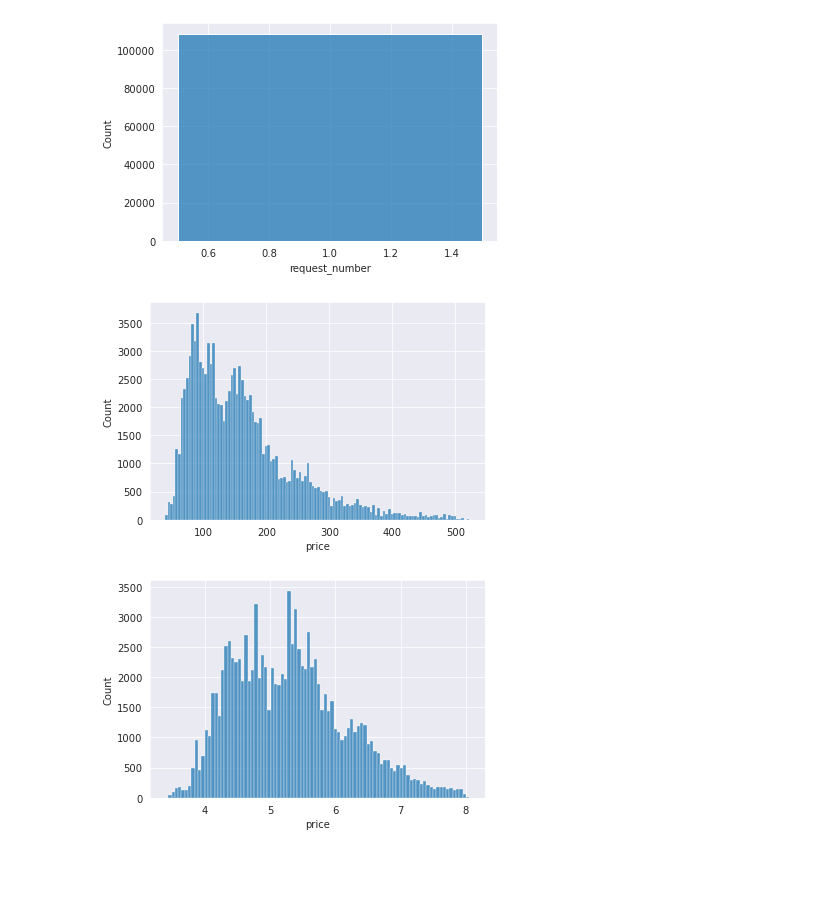
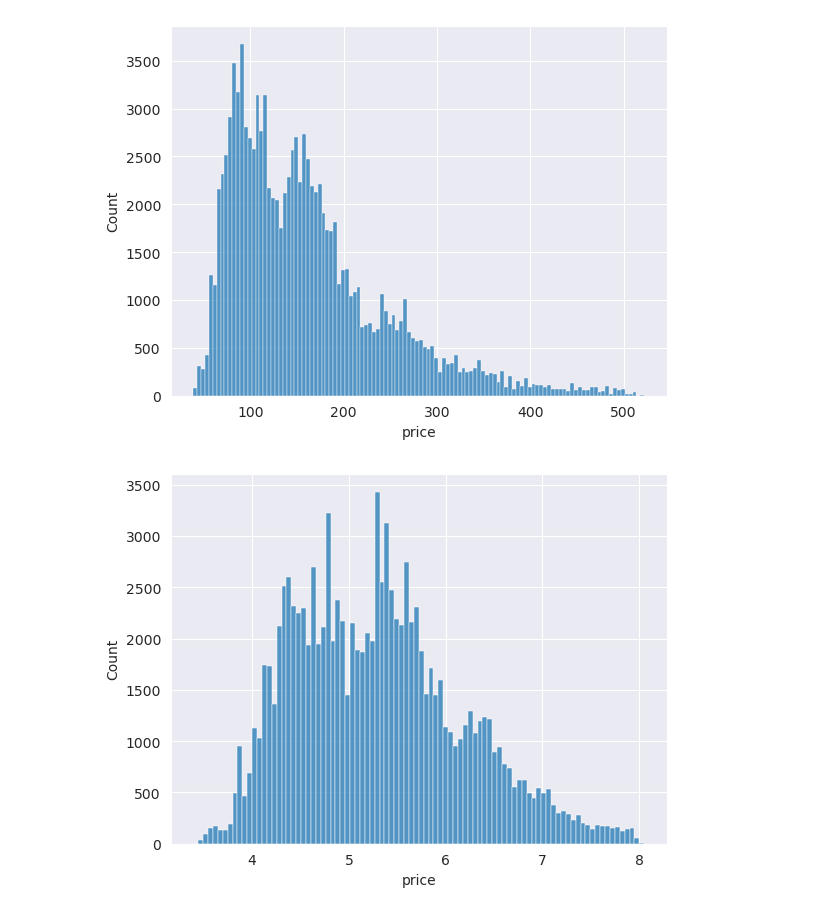
Before and after one commit to Novly57/IA_Framework_DefiIA, a Jupyter notebook: analysis/dataAnalysis.ipynb, the cells around one changed output. Saved outputs shown, nothing was run; the diff lists cells and outputs as text; code cells hidden in the pictures; blank space fills up the shorter version.

```diff
--- a/analysis/dataAnalysis.ipynb
+++ b/analysis/dataAnalysis.ipynb
@@ -10,7 +10,14 @@ import matplotlib.pyplot as plt
 from math import sqrt, log
 sns.set_style("darkgrid")
 # %%
-path = '../data/' #données dans le même dossier
+path = '../data/'
+hotels = pd.read_csv('../data/features_hotels.csv') # à tester, sans ces données
+
 data = pd.read_csv(path+"data.csv")
+data = data.merge(hotels, on=['hotel_id','city'])
+data_test = pd.read_csv(path+'test_set.csv') # ignore index
+data_test['request_number'] = data_test['order_requests']
+data_test = data_test.merge(hotels, on=['hotel_id','city'])
+
 data.head()
 # %% [output]
@@ -35,6 +47,8 @@ stock              int64
 dtype: object
 # %%
-for col in ['city', 'language', 'avatar_id', 'hotel_id'] : # stock ??
+for col in ['city', 'language', 'avatar_id', 'hotel_id', 'group', 'brand','children_policy'] :
     data[col] = pd.Categorical(data[col],ordered=False)
+    data_test[col] = pd.Categorical(data_test[col],ordered=False)
+
 data.dtypes
 # %% [output]
@@ -53,19 +72,13 @@ colQT = ['request_number', 'price']
-# %%
-plt.figure()
-sns.histplot(data[colQT[0]])
-plt.show()
-# %% [output]
-[figure, removed]
 # %%
 plt.figure()
-sns.histplot(data[colQT[1]])
+sns.histplot(data['price'])
 plt.show()
 # %% [output]
-[figure, old version]
+[figure, new version]
 # %%
 plt.figure()
-sns.histplot(data[colQT[1]].map(lambda x: x**(1/3)))
+sns.histplot(data['price'].map(lambda x: x**(1/3)))
 plt.show()
 # %% [output]
-[figure, old version]
+[figure, new version]
 # %%
```
Also changed, not shown: parts of 24 cells of this notebook, 1 other file.
